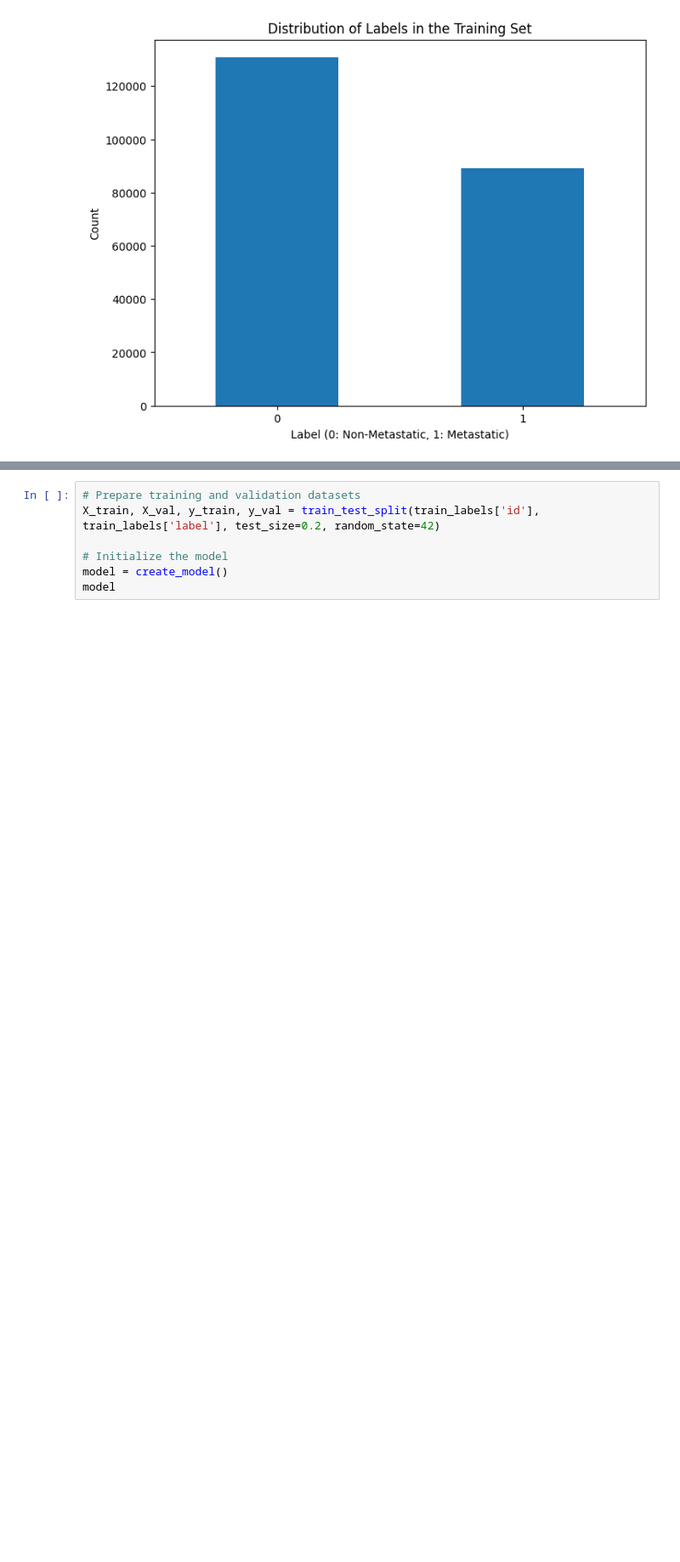
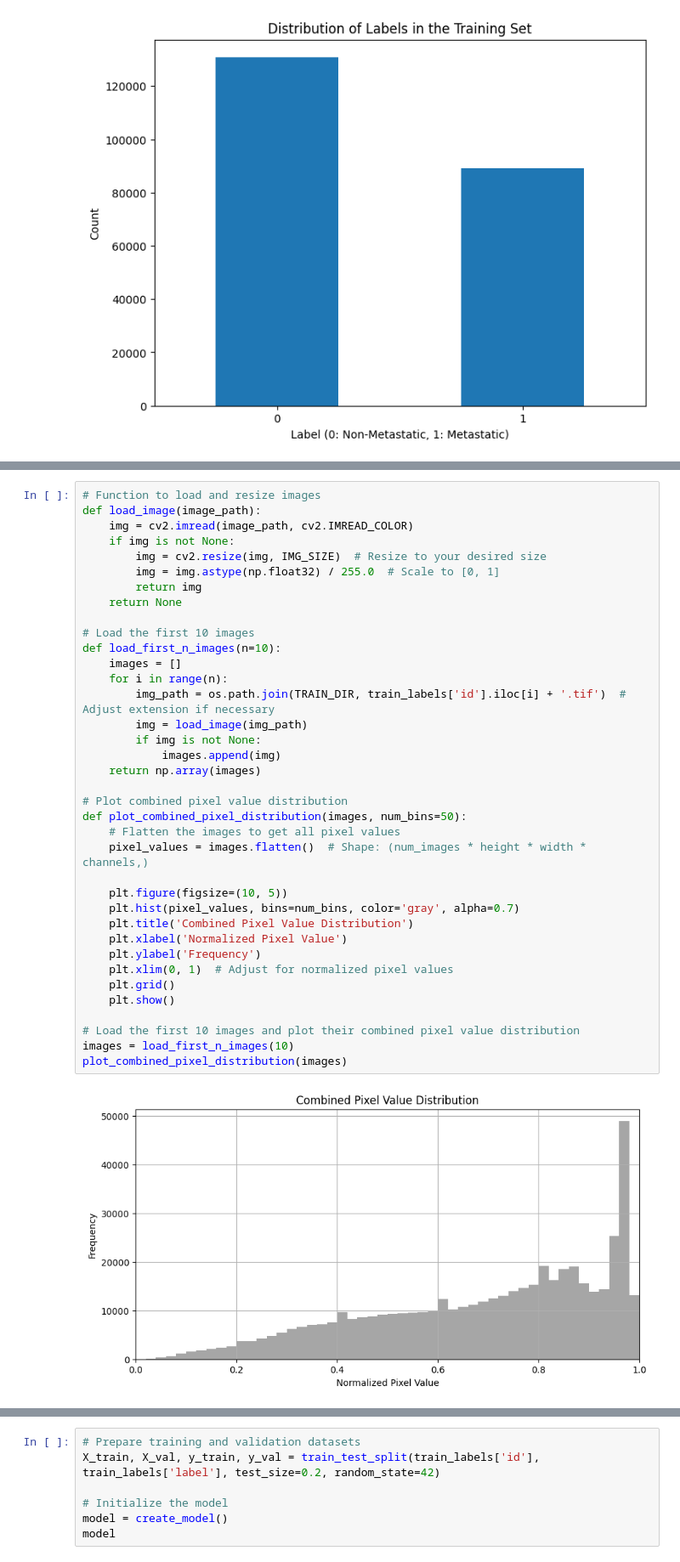
Before and after one commit to contacth1/dtsa-5511-wk3, a Jupyter notebook: solution.ipynb, the cells around one changed output, grey strips where cells are left out. Shown at 85% size. Drawn from its saved outputs; the diff is of its cells as text; blank space fills up the shorter version.

```diff
--- a/solution.ipynb
+++ b/solution.ipynb
@@ -51,2 +117,41 @@ plt.show()
+# %%
+# Function to load and resize images
+def load_image(image_path):
+    img = cv2.imread(image_path, cv2.IMREAD_COLOR)
+    if img is not None:
+        img = cv2.resize(img, IMG_SIZE)  # Resize to your desired size
+        img = img.astype(np.float32) / 255.0  # Scale to [0, 1]
+        return img
+    return None
+
+# Load the first 10 images
+def load_first_n_images(n=10):
+    images = []
+    for i in range(n):
+        img_path = os.path.join(TRAIN_DIR, train_labels['id'].iloc[i] + '.tif')  # Adjust extension if necessary
+        img = load_image(img_path)
+        if img is not None:
+            images.append(img)
+    return np.array(images)
+
+# Plot combined pixel value distribution
+def plot_combined_pixel_distribution(images, num_bins=50):
+    # Flatten the images to get all pixel values
+    pixel_values = images.flatten()  # Shape: (num_images * height * width * channels,)
+
+    plt.figure(figsize=(10, 5))
+    plt.hist(pixel_values, bins=num_bins, color='gray', alpha=0.7)
+    plt.title('Combined Pixel Value Distribution')
+    plt.xlabel('Normalized Pixel Value')
+    plt.ylabel('Frequency')
+    plt.xlim(0, 1)  # Adjust for normalized pixel values
+    plt.grid()
+    plt.show()
+
+# Load the first 10 images and plot their combined pixel value distribution
+images = load_first_n_images(10)
+plot_combined_pixel_distribution(images)
+# %% [output]
+[figure, added]
 # %%
 # Load images in batches
```
Also changed, not shown: parts of 6 cells of this notebook.
